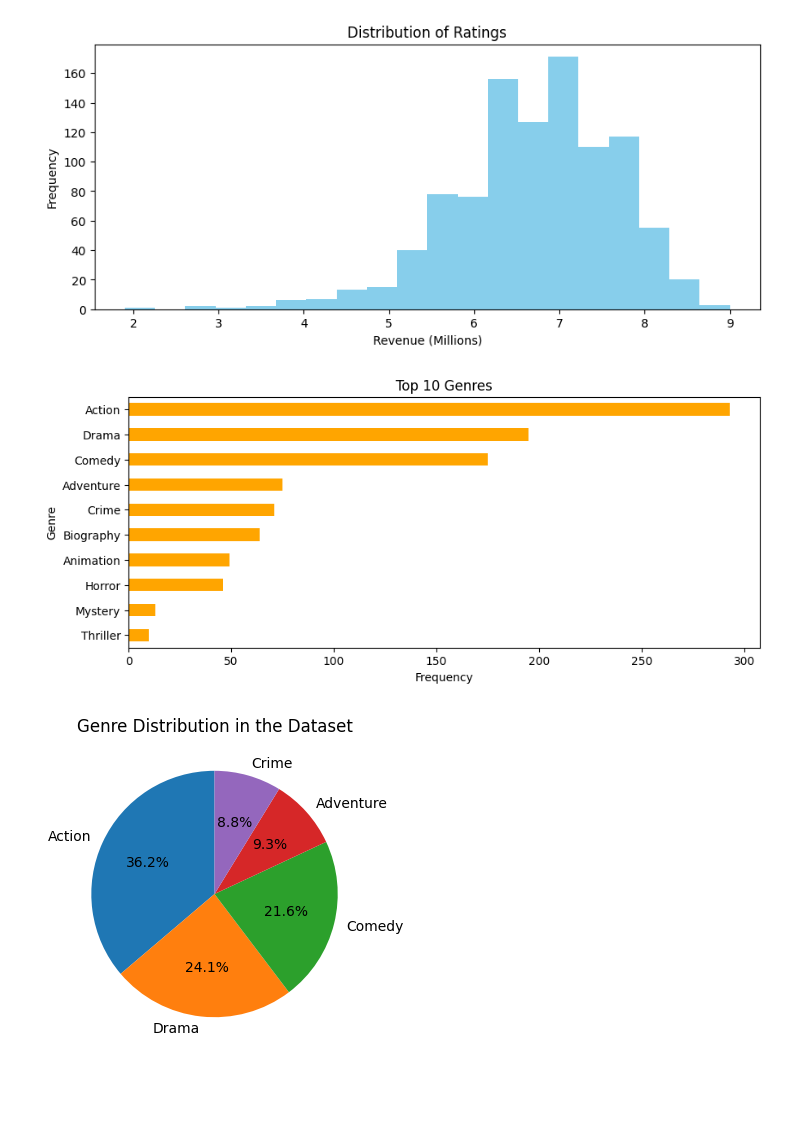
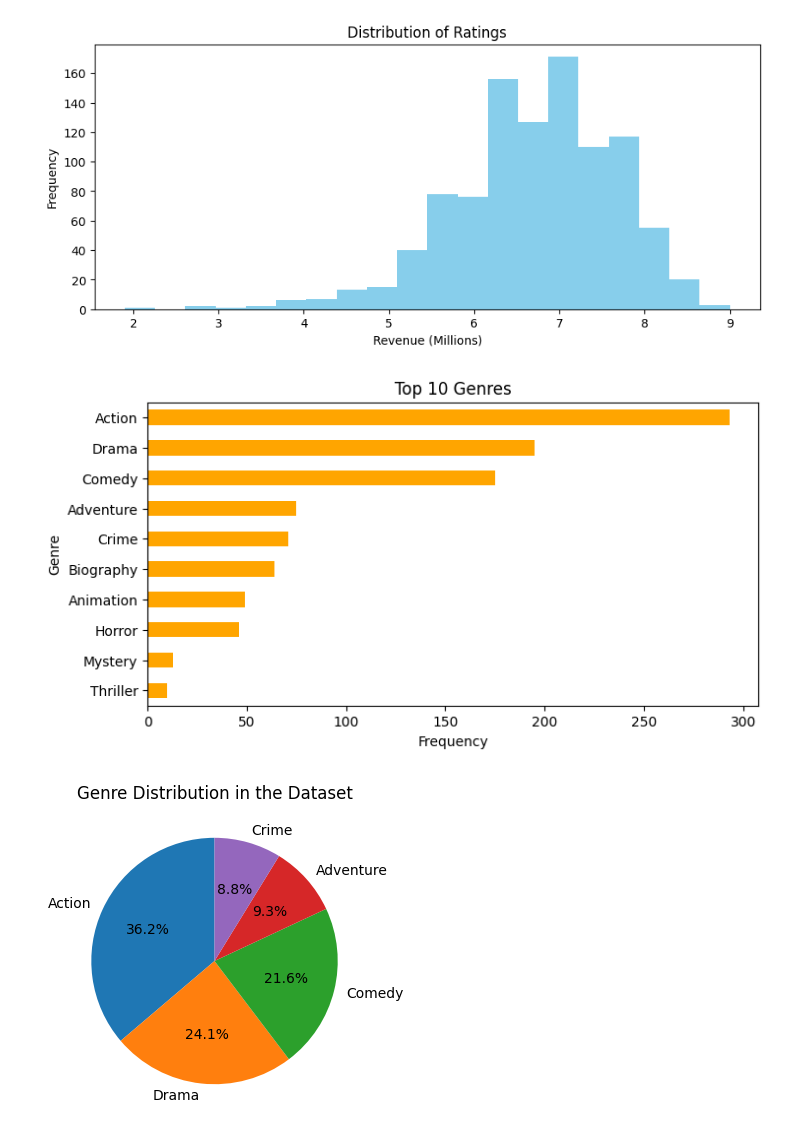
Before and after one commit to InsightByHarshit/IMDB-Data-Analysis, a Jupyter notebook: IMDB.ipynb, the cells around one changed output. Saved outputs shown, nothing was run; the diff lists cells and outputs as text; code cells hidden in the pictures; blank space fills up the shorter version.

```diff
--- a/IMDB.ipynb
+++ b/IMDB.ipynb
@@ -188,13 +188,13 @@ plt.show()
 # %%
 # Bar plot for categorical data
 
-plt.figure(figsize=(10, 4))
+plt.figure(figsize=(8, 4))
 data['Genre'].value_counts().head(10).sort_values(ascending=True).plot(kind='barh', title='Top 10 Genres', color='orange')
 plt.xlabel('Frequency') # Swap x and y labels
 plt.ylabel('Genre') # Swap x and y labels
 plt.show()
 # %% [output]
-[figure, old version]
+[figure, new version]
 # %%
 genre_counts = data['Genre'].value_counts().head()
 
```
Also changed, not shown: parts of 2 cells of this notebook.
